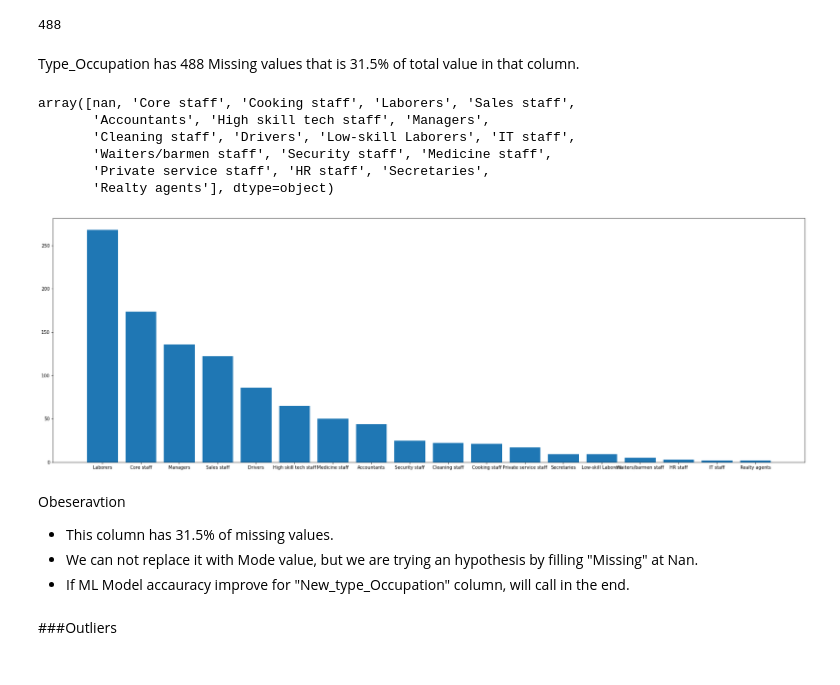
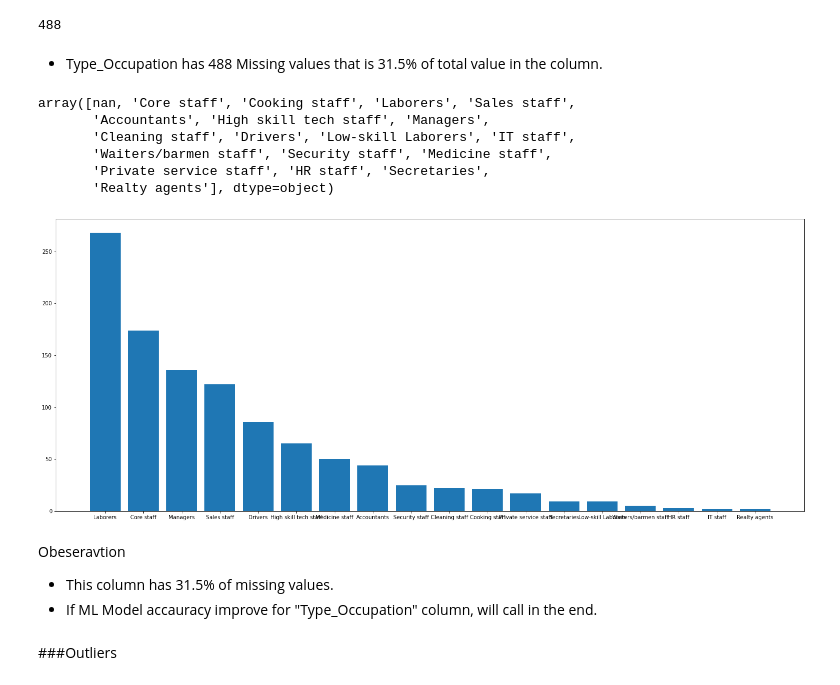
Before and after one commit to vishalsoni7575/Credit-Card-Approval-Prediction, a Jupyter notebook: FINAL_Credit_Card_Prediction.ipynb, the cells around one changed output. Drawn from its saved outputs; the diff is of its cells as text; code cells hidden in the pictures.

```diff
--- a/FINAL_Credit_Card_Prediction.ipynb
+++ b/FINAL_Credit_Card_Prediction.ipynb
@@ -243,7 +259,7 @@ Observations :-
 * Age = 1.42%
 * Type of Occupation = 31.5%
 # %%
-#Extracting out the values count in each column using loop and "value_counts()".
-for i in df.columns[1:]:
-  print(df[i].value_counts())
-  print("-------------------")
+# #Extracting out the values count in each column using loop and "value_counts()".
+# for i in df.columns[1:]:
+#   print(df[i].value_counts())
+#   print("-------------------")
@@ -436,7 +434,7 @@ df['Type_Occupation'].isna().sum()
 # %% [output]
 488
 # %% [markdown]
-Type_Occupation has 488 Missing values that is 31.5% of total value in that column.
+* Type_Occupation has 488 Missing values that is 31.5% of total value in the column.
 # %%
 df["Type_Occupation"].unique()
 # %% [output]
@@ -447,8 +445,8 @@ array([nan, 'Core staff', 'Cooking staff', 'Laborers', 'Sales staff',
        'Private service staff', 'HR staff', 'Secretaries',
        'Realty agents'], dtype=object)
 # %%
-plt.figure(figsize = (30,10))
+plt.figure(figsize = (25,10))
 plt.bar(df["Type_Occupation"].value_counts().index,df["Type_Occupation"].value_counts().values)
 plt.show()
 # %% [output]
-[figure, old version]
+[figure, new version]
@@ -460,8 +456,7 @@ df.drop('Type_Occupation', axis = 1, inplace = True)
 Obeseravtion
 
 * This column has 31.5% of missing values.
-* We can not replace it with Mode value, but we are trying an hypothesis by filling "Missing" at Nan.
-* If ML Model accauracy improve for "New_type_Occupation" column, will call in the end.
+* If ML Model accauracy improve for "Type_Occupation" column, will call in the end.
 # %% [markdown]
 ###Outliers
 # %% [markdown]
```
Also changed, not shown: parts of 139 cells of this notebook.
